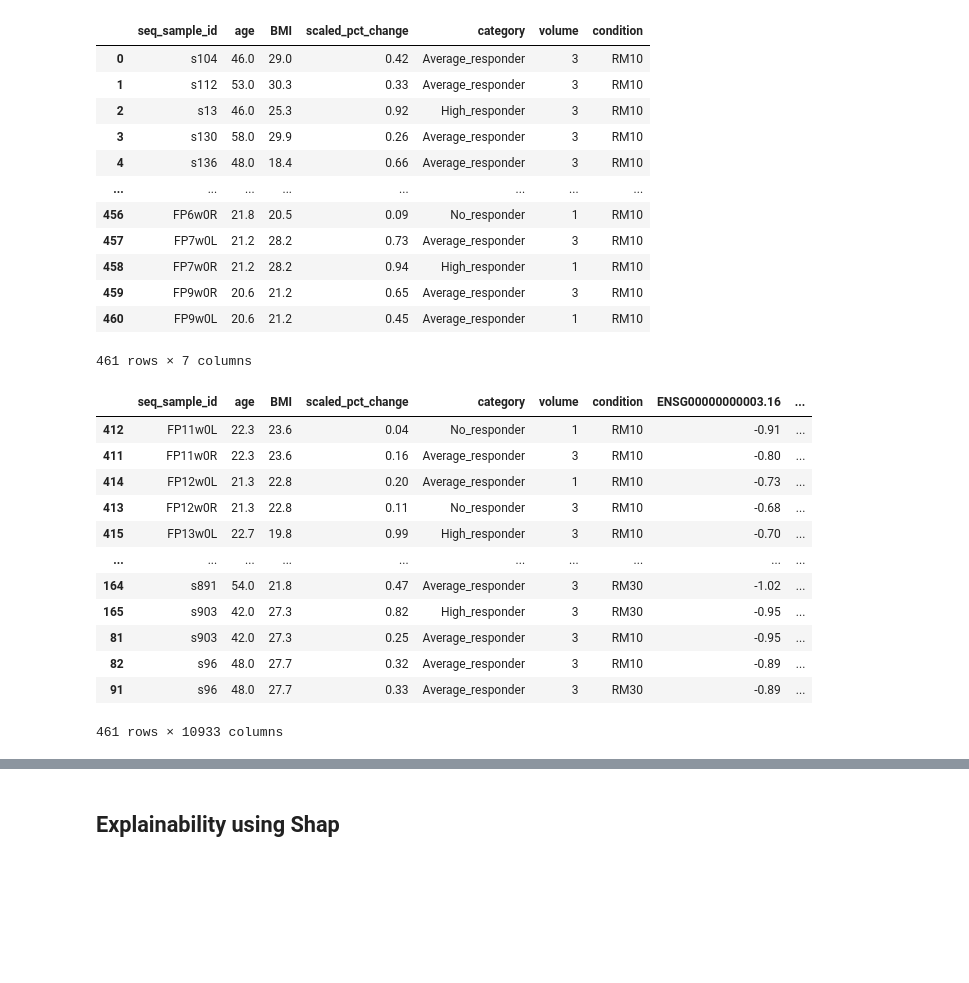
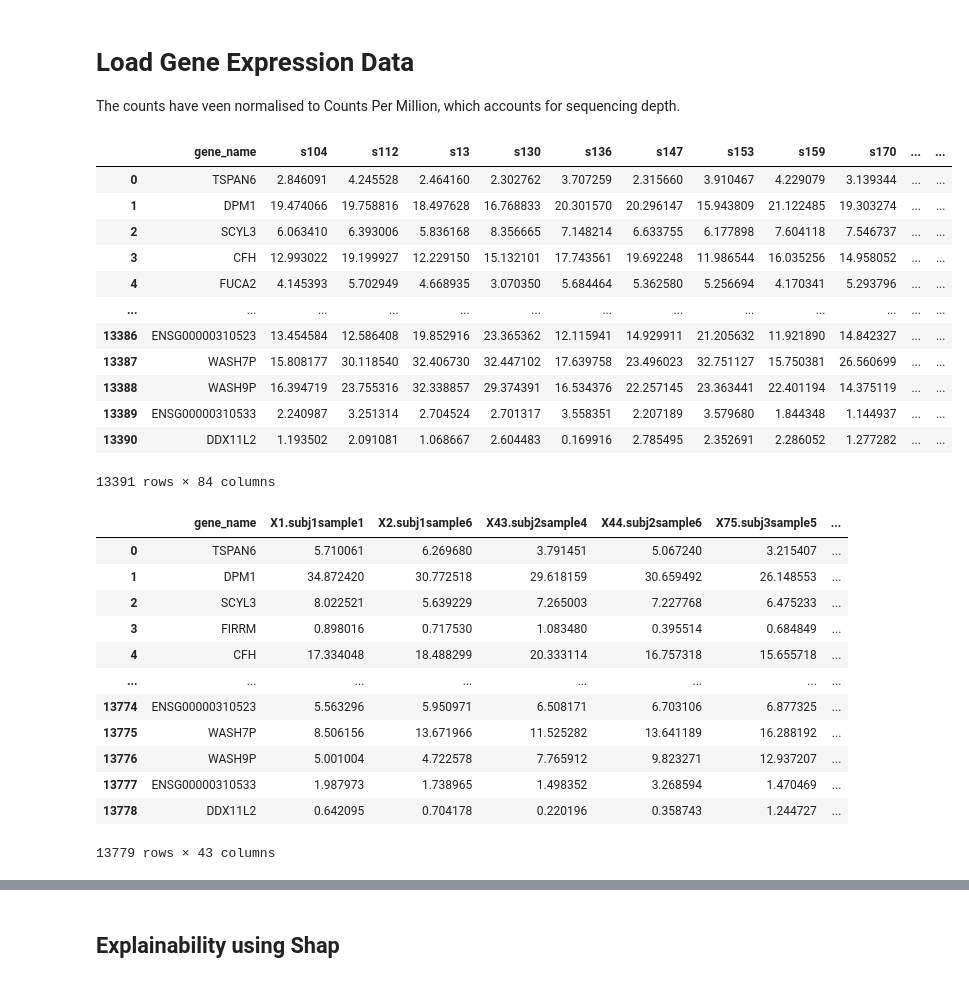
Before and after one commit to phoebemma/ML_paper, a Jupyter notebook: Model_using_sequential_API.ipynb, the cells around one changed output, grey strips where cells are left out. Drawn from its saved outputs; the diff is of its cells as text; code cells hidden in the pictures; blank space fills up the shorter version.

```diff
--- a/Model_using_sequential_API.ipynb
+++ b/Model_using_sequential_API.ipynb
@@ -61,41 +55,39 @@ genecounts_scaled
-# %%
-# Load the full metadata
-full_metadata = pd.read_csv("full_metadata.csv")
-# round scaled percentage change to 2 decimal places
-full_metadata["scaled_pct_change"] = full_metadata["scaled_pct_change"].round(2)
-# select onnly the variables needed for the model
-metadata_full = full_metadata[["seq_sample_id", "age", "BMI", "scaled_pct_change", "category", "volume", "condition"]]
-metadata_full
-# %% [output]
-|  | seq_sample_id | age | BMI | scaled_pct_change | category | volume | condition |
-| 0 | s104 | 46.0 | 29.0 | 0.42 | Average_responder | 3 | RM10 |
-| 1 | s112 | 53.0 | 30.3 | 0.33 | Average_responder | 3 | RM10 |
-| 2 | s13 | 46.0 | 25.3 | 0.92 | High_responder | 3 | RM10 |
-| 3 | s130 | 58.0 | 29.9 | 0.26 | Average_responder | 3 | RM10 |
-| 4 | s136 | 48.0 | 18.4 | 0.66 | Average_responder | 3 | RM10 |
-| ... | ... | ... | ... | ... | ... | ... | ... |
-| 456 | FP6w0R | 21.8 | 20.5 | 0.09 | No_responder | 1 | RM10 |
-| 457 | FP7w0L | 21.2 | 28.2 | 0.73 | Average_responder | 3 | RM10 |
-| 458 | FP7w0R | 21.2 | 28.2 | 0.94 | High_responder | 1 | RM10 |
-| 459 | FP9w0R | 20.6 | 21.2 | 0.65 | Average_responder | 3 | RM10 |
-| 460 | FP9w0L | 20.6 | 21.2 | 0.45 | Average_responder | 1 | RM10 |
-461 rows × 7 columns
+# %% [markdown]
+# Load Gene Expression Data
+The counts have veen normalised to Counts Per Million, which accounts for sequencing depth.
 # %%
-# join the gene expression data and the metadata
-df = metadata_full.merge(genecounts_scaled, on = "seq_sample_id")
-df = df.sort_values(by = "seq_sample_id")
-df
+AO_genecounts = pyreadr.read_r("./gene_extracts/cpm_normalised_PreExc_AO_counts.RDS")
+AO_genecounts = AO_genecounts[None]
+AO_genecounts
 # %% [output]
-|  | seq_sample_id | age | BMI | scaled_pct_change | category | volume | condition | ENSG00000000003.16 | ... |
-| 412 | FP11w0L | 22.3 | 23.6 | 0.04 | No_responder | 1 | RM10 | -0.91 | ... |
-| 411 | FP11w0R | 22.3 | 23.6 | 0.16 | Average_responder | 3 | RM10 | -0.80 | ... |
-| 414 | FP12w0L | 21.3 | 22.8 | 0.20 | Average_responder | 1 | RM10 | -0.73 | ... |
-| 413 | FP12w0R | 21.3 | 22.8 | 0.11 | No_responder | 3 | RM10 | -0.68 | ... |
-| 415 | FP13w0L | 22.7 | 19.8 | 0.99 | High_responder | 3 | RM10 | -0.70 | ... |
-| ... | ... | ... | ... | ... | ... | ... | ... | ... | ... |
-| 164 | s891 | 54.0 | 21.8 | 0.47 | Average_responder | 3 | RM30 | -1.02 | ... |
-| 165 | s903 | 42.0 | 27.3 | 0.82 | High_responder | 3 | RM30 | -0.95 | ... |
-| 81 | s903 | 42.0 | 27.3 | 0.25 | Average_responder | 3 | RM10 | -0.95 | ... |
-| 82 | s96 | 48.0 | 27.7 | 0.32 | Average_responder | 3 | RM10 | -0.89 | ... |
-| 91 | s96 | 48.0 | 27.7 | 0.33 | Average_responder | 3 | RM30 | -0.89 | ... |
+|  | gene_name | s104 | s112 | s13 | s130 | s136 | s147 | s153 | s159 | s170 | ... | ... |
+| 0 | TSPAN6 | 2.846091 | 4.245528 | 2.464160 | 2.302762 | 3.707259 | 2.315660 | 3.910467 | 4.229079 | 3.139344 | ... | ... |
+| 1 | DPM1 | 19.474066 | 19.758816 | 18.497628 | 16.768833 | 20.301570 | 20.296147 | 15.943809 | 21.122485 | 19.303274 | ... | ... |
+| 2 | SCYL3 | 6.063410 | 6.393006 | 5.836168 | 8.356665 | 7.148214 | 6.633755 | 6.177898 | 7.604118 | 7.546737 | ... | ... |
+| 3 | CFH | 12.993022 | 19.199927 | 12.229150 | 15.132101 | 17.743561 | 19.692248 | 11.986544 | 16.035256 | 14.958052 | ... | ... |
+| 4 | FUCA2 | 4.145393 | 5.702949 | 4.668935 | 3.070350 | 5.684464 | 5.362580 | 5.256694 | 4.170341 | 5.293796 | ... | ... |
+| ... | ... | ... | ... | ... | ... | ... | ... | ... | ... | ... | ... | ... |
+| 13386 | ENSG00000310523 | 13.454584 | 12.586408 | 19.852916 | 23.365362 | 12.115941 | 14.929911 | 21.205632 | 11.921890 | 14.842327 | ... | ... |
+| 13387 | WASH7P | 15.808177 | 30.118540 | 32.406730 | 32.447102 | 17.639758 | 23.496023 | 32.751127 | 15.750381 | 26.560699 | ... | ... |
+| 13388 | WASH9P | 16.394719 | 23.755316 | 32.338857 | 29.374391 | 16.534376 | 22.257145 | 23.363441 | 22.401194 | 14.375119 | ... | ... |
+| 13389 | ENSG00000310533 | 2.240987 | 3.251314 | 2.704524 | 2.701317 | 3.558351 | 2.207189 | 3.579680 | 1.844348 | 1.144937 | ... | ... |
+| 13390 | DDX11L2 | 1.193502 | 2.091081 | 1.068667 | 2.604483 | 0.169916 | 2.785495 | 2.352691 | 2.286052 | 1.277282 | ... | ... |
-461 rows × 10933 columns
+13391 rows × 84 columns
+# %%
+Contratrain_genecounts = pyreadr.read_r("./gene_extracts/cpm_normalised_PreExc_contratrain_counts.RDS")
+Contratrain_genecounts = Contratrain_genecounts[None]
+Contratrain_genecounts
+# %% [output]
+|  | gene_name | X1.subj1sample1 | X2.subj1sample6 | X43.subj2sample4 | X44.subj2sample6 | X75.subj3sample5 | ... |
+| 0 | TSPAN6 | 5.710061 | 6.269680 | 3.791451 | 5.067240 | 3.215407 | ... |
+| 1 | DPM1 | 34.872420 | 30.772518 | 29.618159 | 30.659492 | 26.148553 | ... |
+| 2 | SCYL3 | 8.022521 | 5.639229 | 7.265003 | 7.227768 | 6.475233 | ... |
+| 3 | FIRRM | 0.898016 | 0.717530 | 1.083480 | 0.395514 | 0.684849 | ... |
+| 4 | CFH | 17.334048 | 18.488299 | 20.333114 | 16.757318 | 15.655718 | ... |
+| ... | ... | ... | ... | ... | ... | ... | ... |
+| 13774 | ENSG00000310523 | 5.563296 | 5.950971 | 6.508171 | 6.703106 | 6.877325 | ... |
+| 13775 | WASH7P | 8.506156 | 13.671966 | 11.525282 | 13.641189 | 16.288192 | ... |
+| 13776 | WASH9P | 5.001004 | 4.722578 | 7.765912 | 9.823271 | 12.937207 | ... |
+| 13777 | ENSG00000310533 | 1.987973 | 1.738965 | 1.498352 | 3.268594 | 1.470469 | ... |
+| 13778 | DDX11L2 | 0.642095 | 0.704178 | 0.220196 | 0.358743 | 1.244727 | ... |
+13779 rows × 43 columns
```
Also changed, not shown: parts of 41 cells of this notebook, 2 other files.
